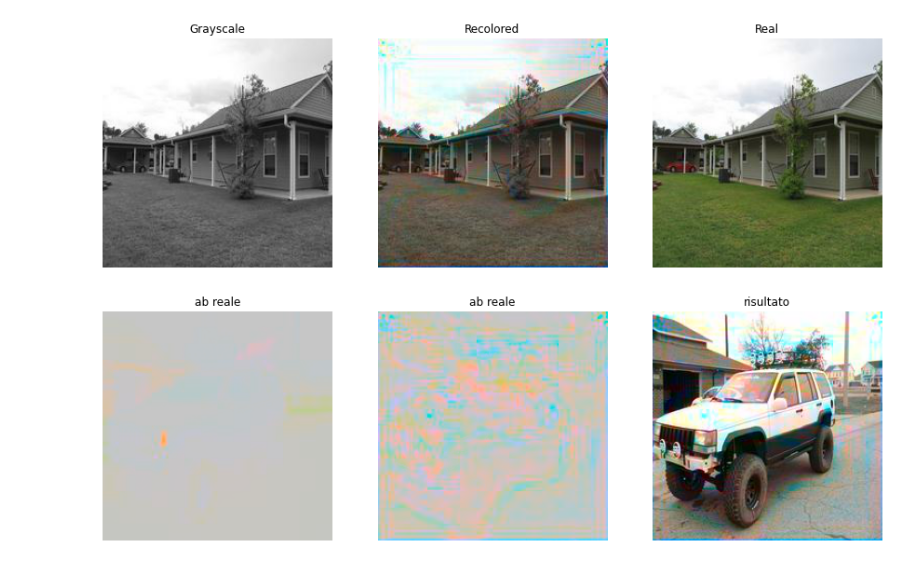
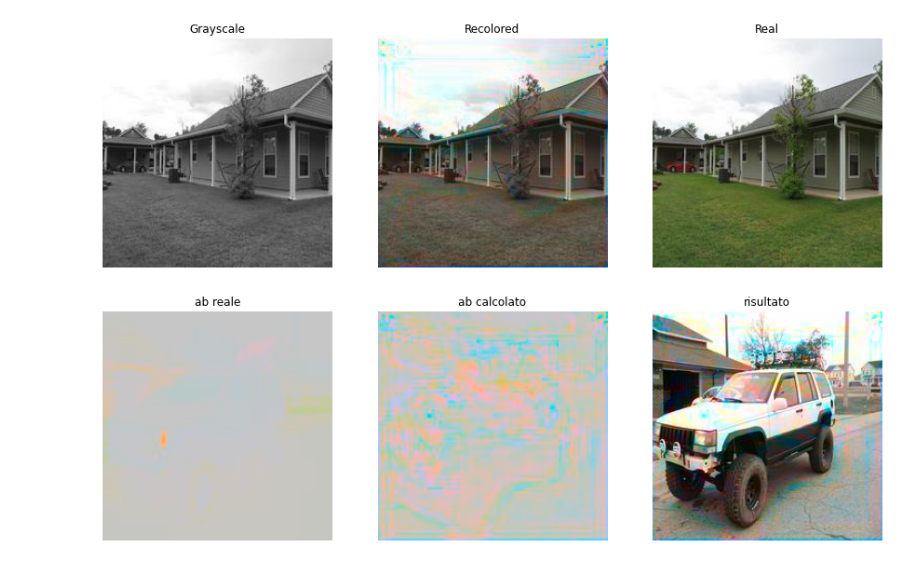
Before and after one commit to ElenaBianchini/ColoringGrayscaleImages, a Jupyter notebook: ProgettoLabIA.ipynb, the cells around one changed output. Drawn from its saved outputs; the diff is of its cells as text; code cells hidden in the pictures.

```diff
--- a/ProgettoLabIA.ipynb
+++ b/ProgettoLabIA.ipynb
@@ -537,32 +535,32 @@ lab_real = (color.rgb2lab(real)+128)/255
 ab_predicted = lab_predicted[:,:,1:3]
 ab_real = lab_real[:,:,1:3]
 
 ab_p = np.zeros((224,224,3))
 ab_p[:,:,0]=80
 ab_predicted = ab_predicted*255 - 128
 ab_p[:,:,1:3] = ab_predicted
 ab_p = color.lab2rgb(ab_p)
 
 ab_r = np.zeros((224,224,3))
 ab_r[:,:,0]=80
 ab_real = ab_real*255 - 128
 ab_r[:,:,1:3] = ab_real
 ab_r = color.lab2rgb(ab_r)
 
 output_color = np.zeros((224,224,3))
 output_color[:,:,0]= gray
 output_color[:,:,1:3]=ab_predicted
 output_color = color.lab2rgb(output_color)
 
 f, ax = plt.subplots(1,3)
 f.set_size_inches(15, 15)
 ax[0].imshow(ab_r)
 ax[1].imshow(ab_p)
 ax[2].imshow(output_color)
 ax[0].set_title("ab reale")
-ax[1].set_title("ab reale")
+ax[1].set_title("ab calcolato")
 ax[2].set_title("risultato")
 ax[0].axis('off'),ax[1].axis('off'),ax[2].axis('off')
 plt.show()
 # %% [output]
-[figure, old version]
+[figure, new version]
```
Also changed, not shown: parts of 1 cell of this notebook.
